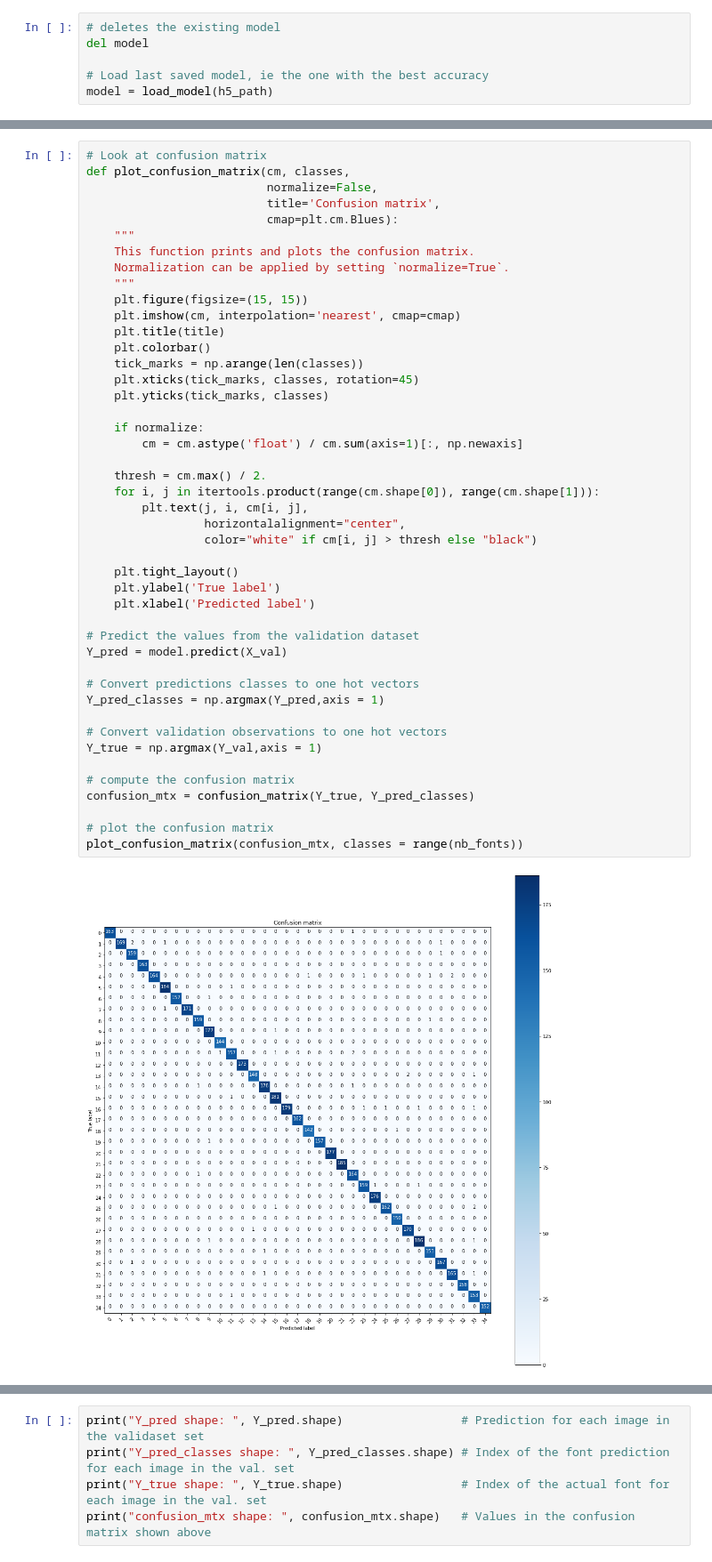
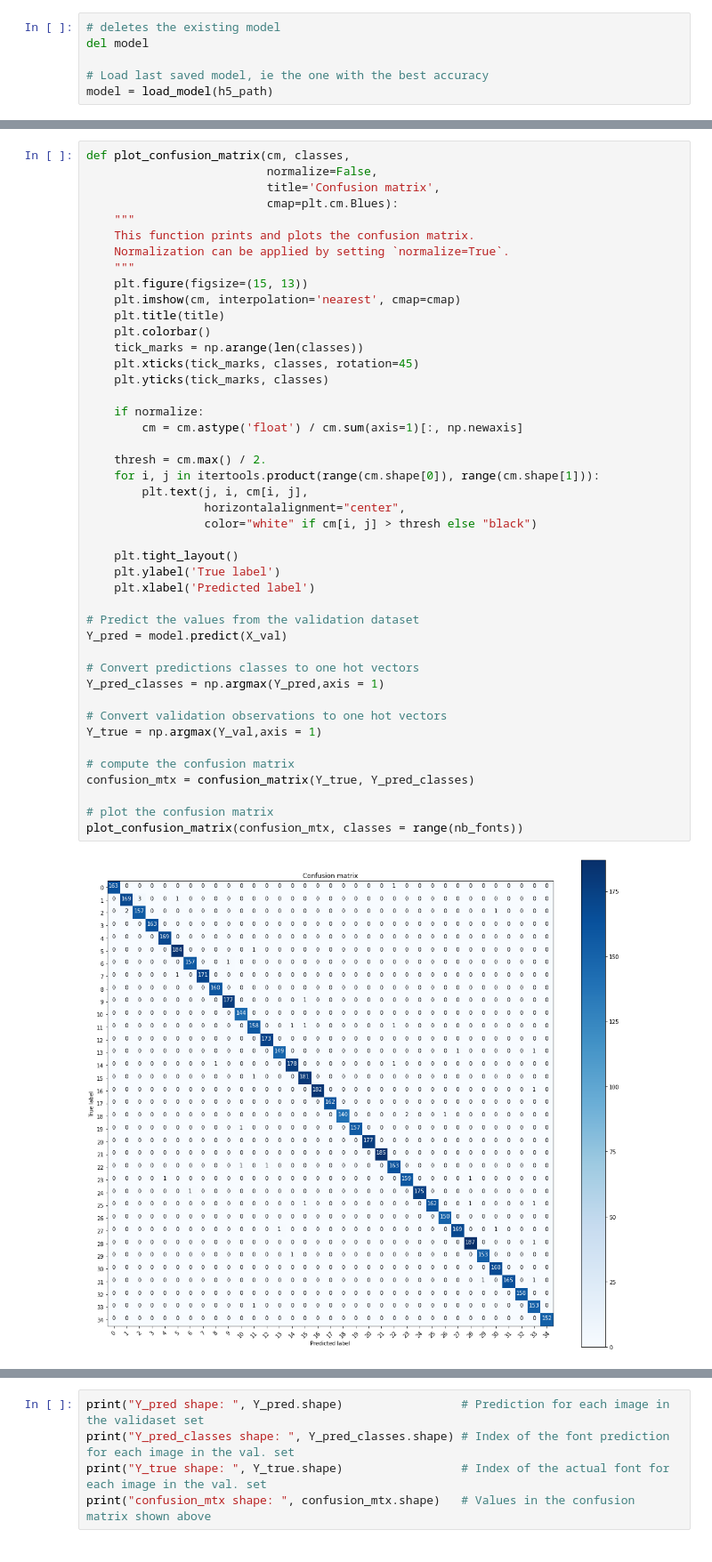
Before and after one commit to frobertpixto/font-from-image, a Jupyter notebook: Training/FontFromImage1.ipynb, the cells around one changed output, grey strips where cells are left out. Shown at 89% size. Drawn from its saved outputs; the diff is of its cells as text.

```diff
--- a/Training/FontFromImage1.ipynb
+++ b/Training/FontFromImage1.ipynb
@@ -380,5 +425,4 @@ model = load_model(h5_path)
 # %%
-# Look at confusion matrix
 def plot_confusion_matrix(cm, classes,
                           normalize=False,
                           title='Confusion matrix',
@@ -387,7 +431,7 @@ def plot_confusion_matrix(cm, classes,
     This function prints and plots the confusion matrix.
     Normalization can be applied by setting `normalize=True`.
     """
-    plt.figure(figsize=(15, 15))
+    plt.figure(figsize=(15, 13))
     plt.imshow(cm, interpolation='nearest', cmap=cmap)
     plt.title(title)
     plt.colorbar()
@@ -396,31 +440,31 @@ def plot_confusion_matrix(cm, classes,
     plt.yticks(tick_marks, classes)
 
     if normalize:
         cm = cm.astype('float') / cm.sum(axis=1)[:, np.newaxis]
 
     thresh = cm.max() / 2.
     for i, j in itertools.product(range(cm.shape[0]), range(cm.shape[1])):
         plt.text(j, i, cm[i, j],
                  horizontalalignment="center",
                  color="white" if cm[i, j] > thresh else "black")
 
     plt.tight_layout()
     plt.ylabel('True label')
     plt.xlabel('Predicted label')
 
 # Predict the values from the validation dataset
 Y_pred = model.predict(X_val)
 
 # Convert predictions classes to one hot vectors
 Y_pred_classes = np.argmax(Y_pred,axis = 1)
 
 # Convert validation observations to one hot vectors
 Y_true = np.argmax(Y_val,axis = 1)
 
 # compute the confusion matrix
 confusion_mtx = confusion_matrix(Y_true, Y_pred_classes)
 
 # plot the confusion matrix
 plot_confusion_matrix(confusion_mtx, classes = range(nb_fonts))
 # %% [output]
-[figure, old version]
+[figure, new version]
```
Also changed, not shown: parts of 32 cells of this notebook.
